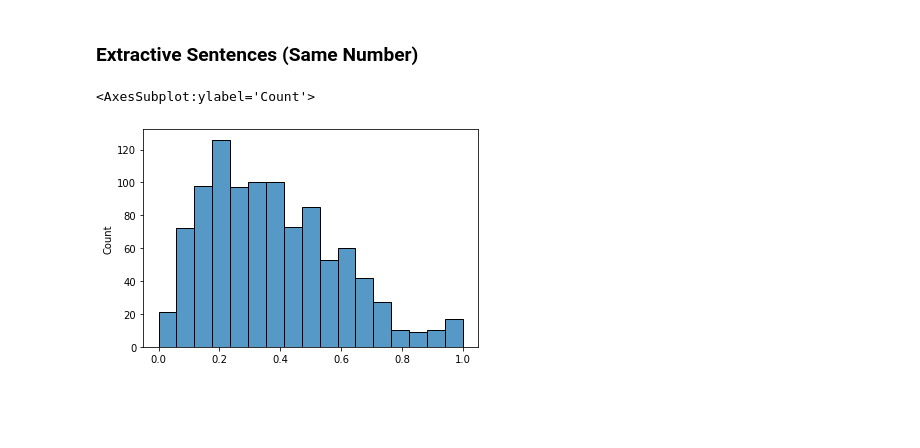
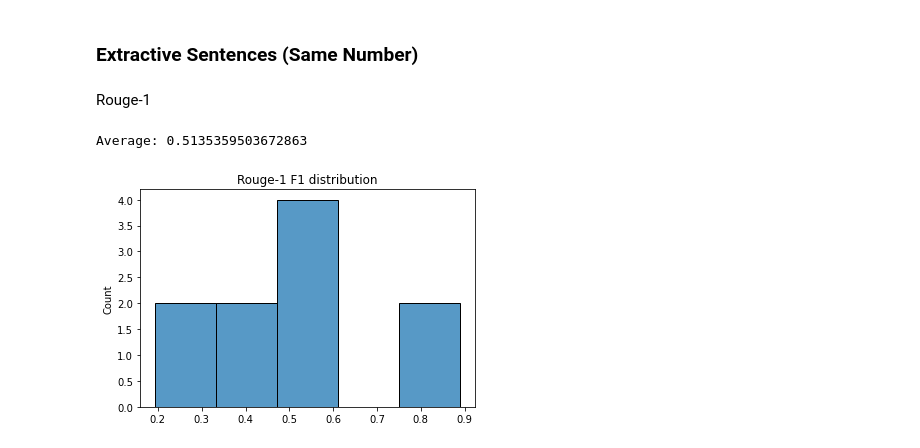
Before and after one commit to sebimo/LegalSum, a Jupyter notebook: src/analysis/Rouge.ipynb, the cells around one changed output. Cells and saved outputs as stored; diff of their text form; code cells hidden in the pictures; blank space fills up the shorter version.

Commit message:
Expanded Rouge analysis: Maximum possible performance

```diff
--- a/src/analysis/Rouge.ipynb
+++ b/src/analysis/Rouge.ipynb
@@ -284,34 +282,6 @@ from evaluation import evaluate
 # %%
-scores = []
-for file in tqdm(os.listdir(DATA_PATH)[:1000]):
-    verdict = tok.tokenize_verdict_without_id(DATA_PATH/file)
-    # Used for the final score calculation
-    gp_ref = [j for i in verdict["guiding_principle"] for j in i]
-    sentences = []
-    # We will simplify the strategy here a bit and only look for 2-gram overlaps and ignore any gps with no 2-gram overlap
-    for gp in verdict["guiding_principle"]:
-        best_score = 0.0
-        sentence = None
-        for sent in verdict["facts"]:
-            score = evaluate([gp], [sent])
-            if best_score < score[0]["rouge-2"]["f"]:
-                sentence = sent
-                best_score = score[0]["rouge-2"]["f"]
-
-        for sent in verdict["reasoning"]:
-            score = evaluate([gp], [sent])
-            if best_score < score[0]["rouge-2"]["f"]:
-                sentence = sent
-                best_score = score[0]["rouge-2"]["f"]
-
-        if sentence is not None:
-            sentences.append(sentence)
-
-    ref_sentences = [j for i in sentences for j in i]
-    if len(ref_sentences) == 0:
-        ref_sentences = ["<unk>"]
-    score = evaluate([gp_ref], [ref_sentences])
-    scores.append(score[0])
+with open(Path("misc_data")/"same_scores.pkl", "rb") as f:
+    scores = pickle.load(f)
 # %%
 rouge_1 = [x["rouge-1"] for x in scores]
 rouge_2 = [x["rouge-2"] for x in scores]
@@ -321,5 +289,10 @@ rouge_2_f = [x["f"] for x in rouge_2]
+# %% [markdown]
+Rouge-1
 # %%
-sns.histplot(rouge_2_f)
+data = [x["f"] for x in rouge_1]
+ax = sns.histplot(data)
+ax.set_title("Rouge-1 F1 distribution")
+print("Average:", sum(data)/len(data))
 # %% [output]
-<AxesSubplot:ylabel='Count'>
+Average: 0.5135359503672863
-[figure, old version]
+[figure, new version]
```
Also changed, not shown: parts of 29 cells of this notebook, 1 other file.
